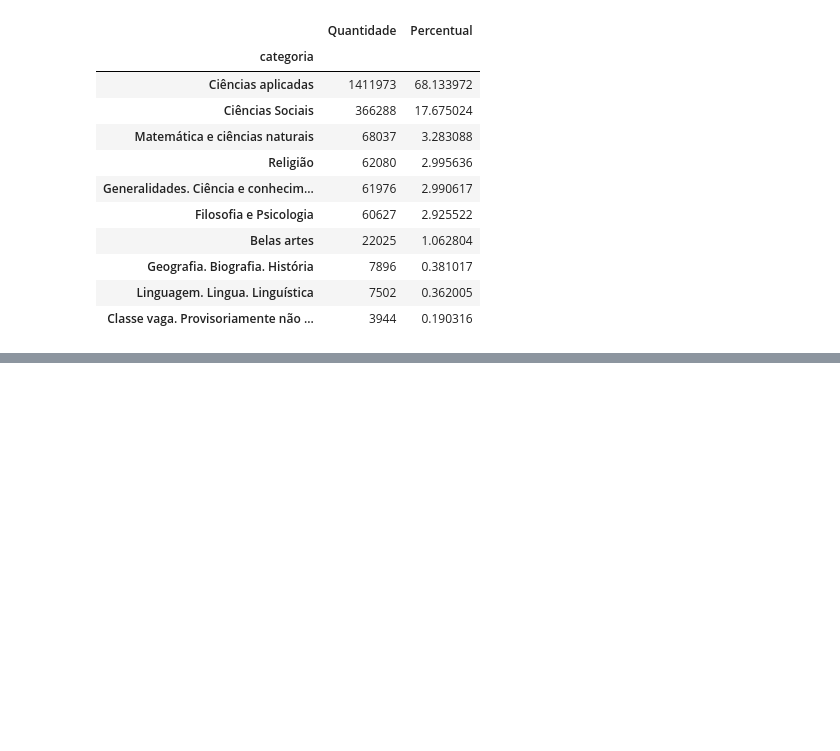
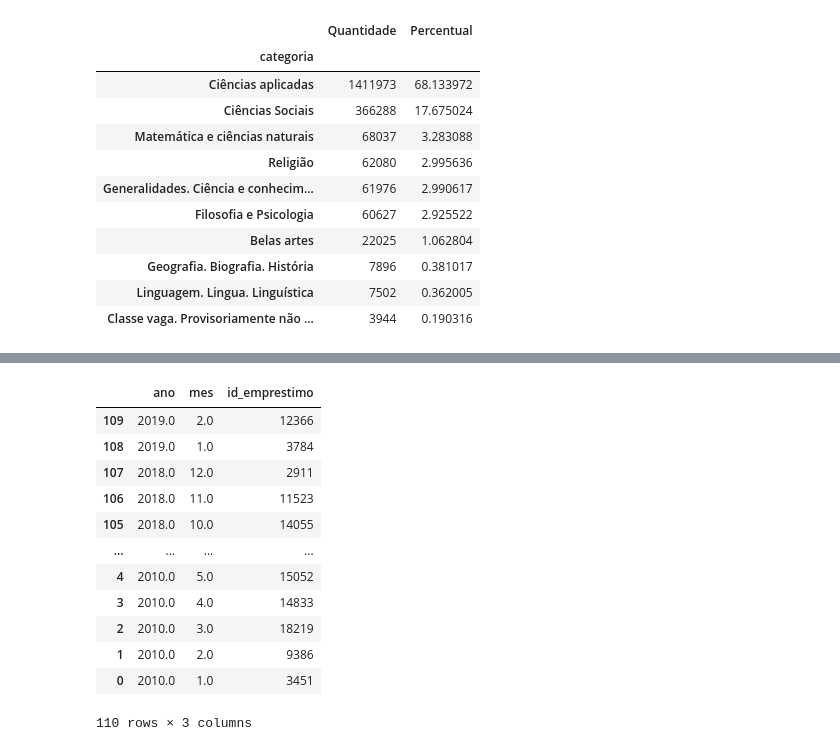
Before and after one commit to anacastrocc/-7DaysOfCode, a Jupyter notebook: _7DaysOfCode.ipynb, the cells around one changed output, grey strips where cells are left out. Saved outputs shown, nothing was run; the diff lists cells and outputs as text; code cells hidden in the pictures; blank space fills up the shorter version.

```diff
--- a/_7DaysOfCode.ipynb
+++ b/_7DaysOfCode.ipynb
@@ -796,0 +843,27 @@ categoria
+# %%
+#filtrando apenas os emprestimos da coleção de acervo circulante dos alunos da graduação
+alunos_graduacao_acervocirculante= alunos_graduação_colecao[alunos_graduação_colecao['colecao']=="Acervo Circulante"]
+alunos_graduacao_acervocirculante = pd.DataFrame(alunos_graduacao_acervocirculante)
+
+#após criar esse dataframe, transformamos a variável data_emprestimo em datetime
+alunos_graduacao_acervocirculante['data_emprestimo']= pd.to_datetime(alunos_graduacao_acervocirculante['data_emprestimo'])
+
+alunos_graduacao_acervocirculante['ano'] = alunos_graduacao_acervocirculante['data_emprestimo'].dt.year
+alunos_graduacao_acervocirculante['mes'] = alunos_graduacao_acervocirculante['data_emprestimo'].dt.month
+
+alunos_graduacao_acervocirculante = alunos_graduacao_acervocirculante.groupby(["ano", "mes"])['id_emprestimo'].count().reset_index().sort_index(ascending= False)
+alunos_graduacao_acervocirculante
+# %% [output]
+|  | ano | mes | id_emprestimo |
+| 109 | 2019.0 | 2.0 | 12366 |
+| 108 | 2019.0 | 1.0 | 3784 |
+| 107 | 2018.0 | 12.0 | 2911 |
+| 106 | 2018.0 | 11.0 | 11523 |
+| 105 | 2018.0 | 10.0 | 14055 |
+| ... | ... | ... | ... |
+| 4 | 2010.0 | 5.0 | 15052 |
+| 3 | 2010.0 | 4.0 | 14833 |
+| 2 | 2010.0 | 3.0 | 18219 |
+| 1 | 2010.0 | 2.0 | 9386 |
+| 0 | 2010.0 | 1.0 | 3451 |
+110 rows × 3 columns
```
Also changed, not shown: parts of 14 cells of this notebook.
